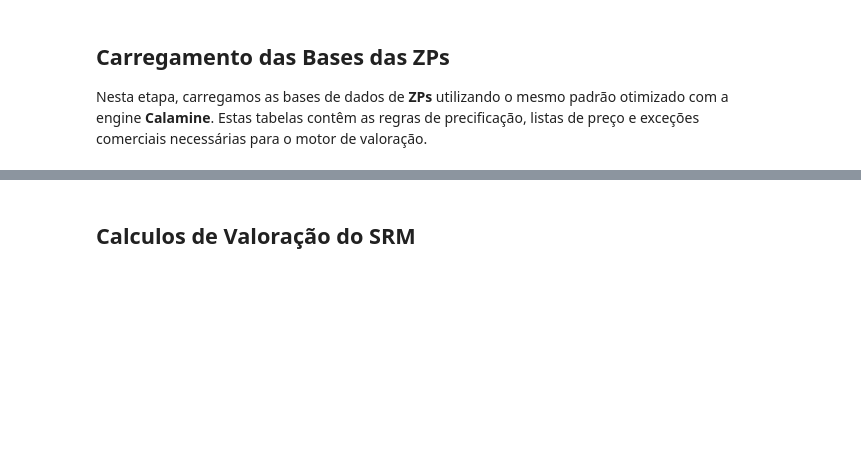
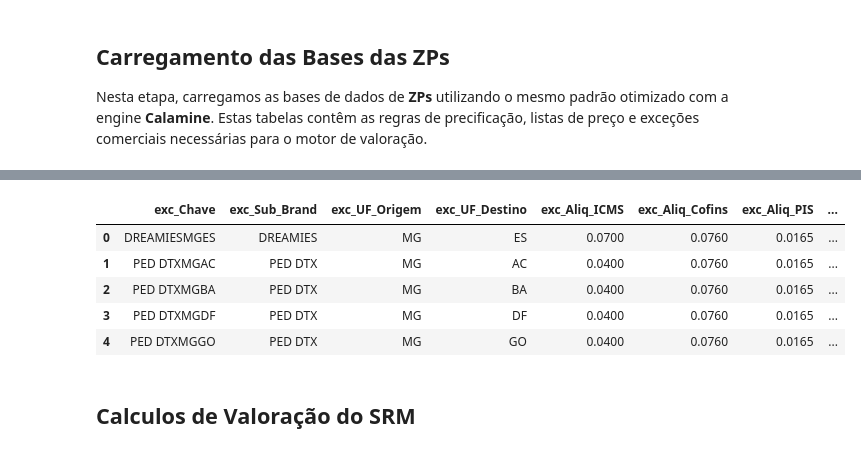
Before and after one commit to mxmluccamars/srm_valoracao, a Jupyter notebook: scripts/main3.ipynb, the cells around one changed output, grey strips where cells are left out. Cells and saved outputs as stored; diff of their text form; code cells hidden in the pictures; blank space fills up the shorter version.

```diff
--- a/scripts/main3.ipynb
+++ b/scripts/main3.ipynb
@@ -424,3 +406,93 @@ df_n13p.columns.to_list()
+# %%
+# paths
+path_impostos = caminho_dados / 'BASE IMPOSTOS.xlsx'
+
+# colunas_impostos = {
+#     'Chave': str,
+#     'Aliq_ICMS': float,
+#     'Aliq_Cofins': float,
+#     'Aliq_PIS': float,
+#     'Aliq_ICMS_ST': float,
+#     'MVA': float,
+# }
+
+df_impostos = pd.read_excel(
+    path_impostos,
+    engine='calamine',
+    header=1,
+    # usecols=colunas_impostos.keys(),
+    # dtype=colunas_impostos,
+)
+
+# colunas_impostos_exc = {
+#     'Chave': str,
+#     'Aliq_ICMS': float,
+#     'Aliq_Cofins': float,
+#     'Aliq_PIS': float,
+#     'Aliq_ICMS_ST': float,
+#     'MVA': float,
+# }
+
+# df_impostos_exc = pd.read_excel(
+#     path_impostos,
+#     engine='calamine',
+#     header=1,
+#     usecols=colunas_impostos.keys(),
+#     dtype=colunas_impostos,
+# )
+
+colunas_alc_zc = {
+    'CHAVE EMISSOR': str,
+    'Regra': float,
+}
+
+df_alc_zf = pd.read_excel(
+    path_impostos,
+    engine='calamine',
+    header=2,
+    usecols=colunas_alc_zc.keys(),
+    dtype=colunas_alc_zc,
+)
+
+mapa_renomeacao = {
+    'Chave.1': 'exc_Chave',
+    'Sub Brand': 'exc_Sub_Brand',
+    'UF_Origem.1': 'exc_UF_Origem',
+    'UF_Destino.1': 'exc_UF_Destino',
+    'Aliq_ICMS.1': 'exc_Aliq_ICMS',
+    'Aliq_Cofins.1': 'exc_Aliq_Cofins',
+    'Aliq_PIS.1': 'exc_Aliq_PIS',
+    'MVA.1': 'exc_MVA'
+}
+
+df_impostos_limpo = df_impostos.rename(columns=mapa_renomeacao)
+
+colunas_padrao = [
+    'Chave', 'UF_Origem', 'UF_Destino', 'Aliq_ICMS',
+    'Aliq_Cofins', 'Aliq_PIS', 'Aliq_ICMS_ST', 'MVA'
+]
+
+df_impostos_padrao = df_impostos_limpo[colunas_padrao].copy()
+df_impostos_padrao.dropna(subset=['Chave'], inplace=True)
+
+
+# DataFrame 2: Contendo apenas os dados das REGRAS DE EXCEÇÃO
+colunas_excecao = [
+    'exc_Chave', 'exc_Sub_Brand', 'exc_UF_Origem', 'exc_UF_Destino',
+    'exc_Aliq_ICMS', 'exc_Aliq_Cofins', 'exc_Aliq_PIS', 'exc_MVA'
+]
+df_impostos_excecao = df_impostos_limpo[colunas_excecao].copy()
+# Remove linhas onde a chave de exceção 'exc_Chave' é vazia
+df_impostos_excecao.dropna(subset=['exc_Chave'], inplace=True)
+
+df_impostos_excecao.head()
+# %% [output]
+|  | exc_Chave | exc_Sub_Brand | exc_UF_Origem | exc_UF_Destino | exc_Aliq_ICMS | exc_Aliq_Cofins | exc_Aliq_PIS | ... |
+| 0 | DREAMIESMGES | DREAMIES | MG | ES | 0.0700 | 0.0760 | 0.0165 | ... |
+| 1 | PED DTXMGAC | PED DTX | MG | AC | 0.0400 | 0.0760 | 0.0165 | ... |
+| 2 | PED DTXMGBA | PED DTX | MG | BA | 0.0400 | 0.0760 | 0.0165 | ... |
+| 3 | PED DTXMGDF | PED DTX | MG | DF | 0.0400 | 0.0760 | 0.0165 | ... |
+| 4 | PED DTXMGGO | PED DTX | MG | GO | 0.0400 | 0.0760 | 0.0165 | ... |
 # %% [markdown]
 ## Calculos de Valoração do SRM
 # %% [markdown]
```
Also changed, not shown: parts of 29 cells of this notebook.
